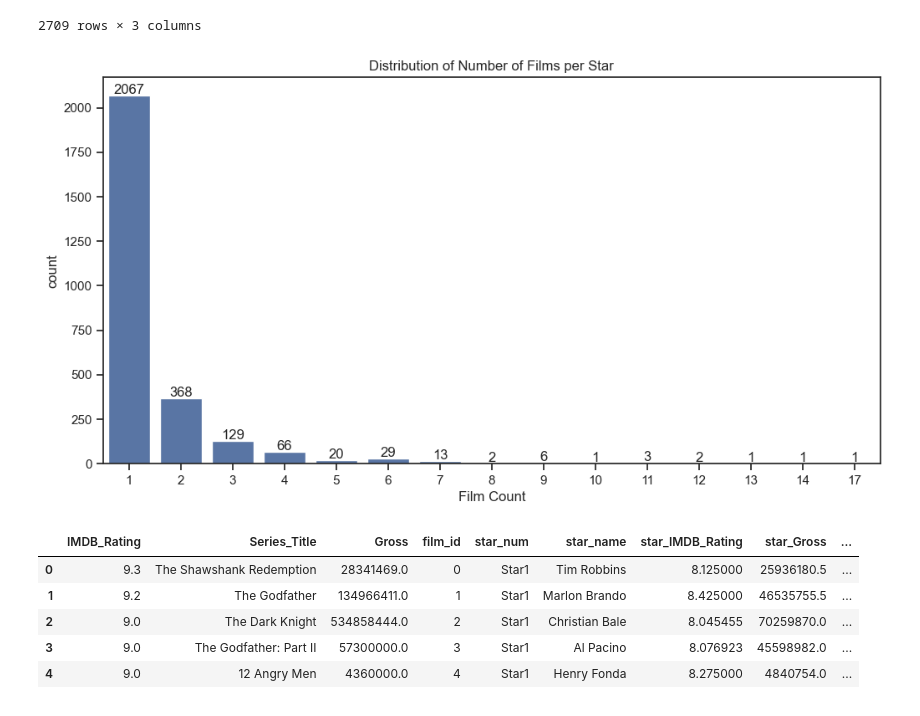
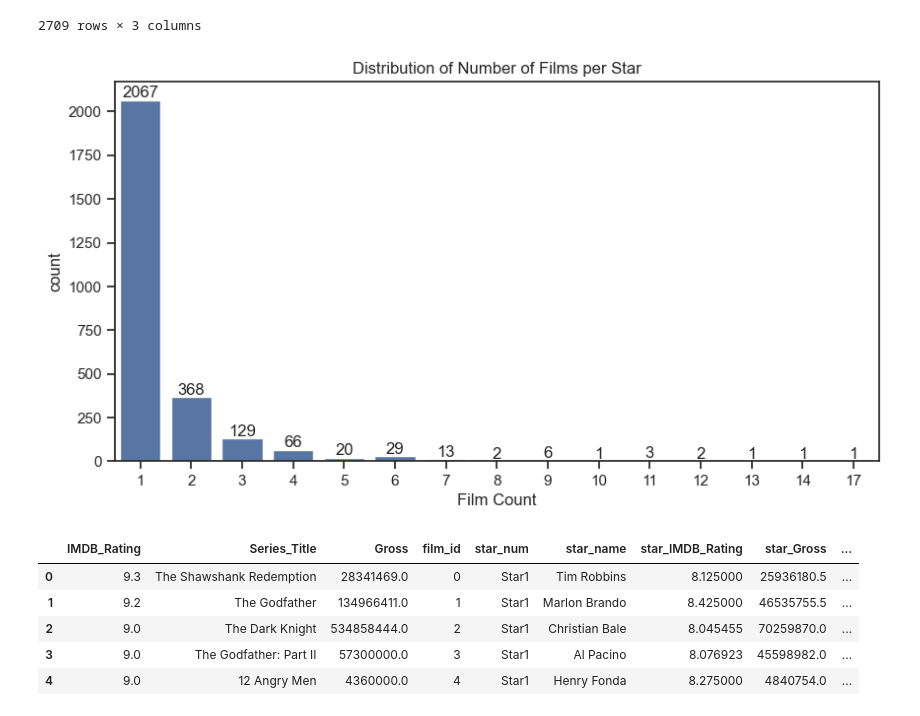
Before and after one commit to VladGrinDA/DI_Bootcamp, a Jupyter notebook: Week5/Day2/DailyChallenge/dc_imdb.ipynb, the cells around one changed output. Cells and saved outputs as stored; diff of their text form; code cells hidden in the pictures.

```diff
--- a/Week5/Day2/DailyChallenge/dc_imdb.ipynb
+++ b/Week5/Day2/DailyChallenge/dc_imdb.ipynb
@@ -327,20 +367,20 @@ star_power
 | Özge Özberk | 8.0000 | 23530892.0 | 1 |
 2709 rows × 3 columns
 # %%
-plt.figure(figsize=(12, 6))
+plt.figure(figsize=(10, 5))
 ax = sns.countplot(data=star_power, x='star_film_id')
 plt.title('Distribution of Number of Films per Star')
 
 for p in ax.patches:
     ax.annotate(f'{int(p.get_height())}',
                 (p.get_x() + p.get_width() / 2., p.get_height()),
                 ha='center', va='center',
                 xytext=(0, 5), textcoords='offset points')
 
 plt.xlabel('Film Count')
 plt.show()
 # %% [output]
-[figure, old version]
+[figure, new version]
 # %%
 stars = stars.merge(star_power, on='star_name')
 stars.head()
```
Also changed, not shown: parts of 15 cells of this notebook, 13 other files.
